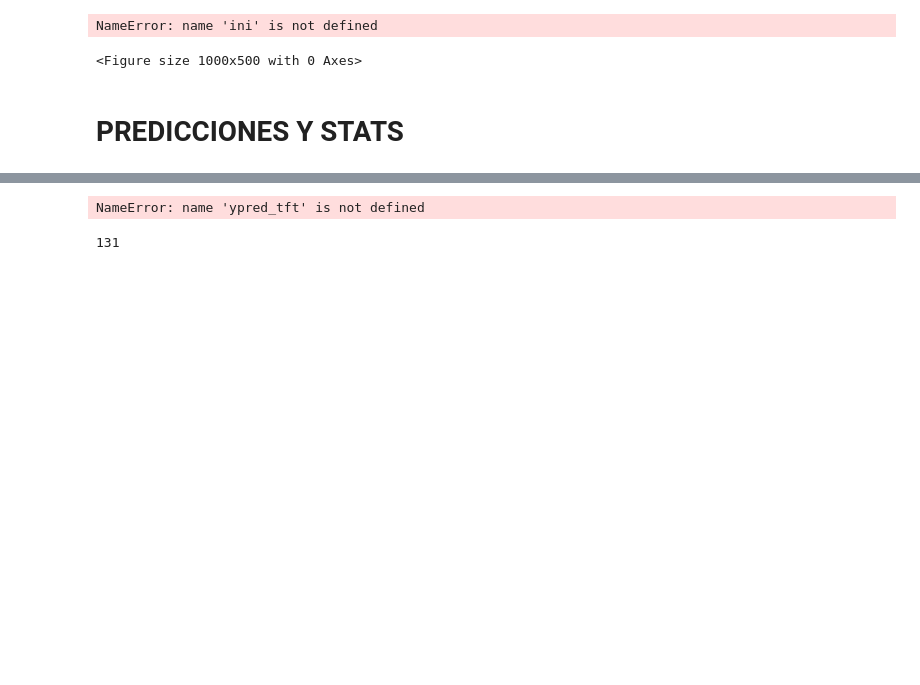
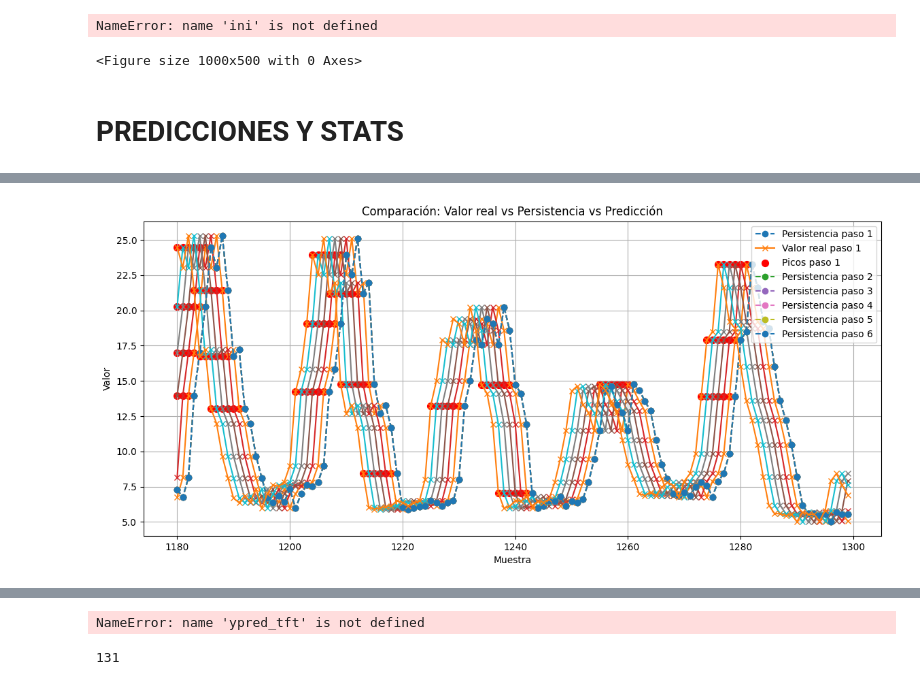
Before and after one commit to jorgeturi/pqube, a Jupyter notebook: main.ipynb, the cells around one changed output, grey strips where cells are left out. Saved outputs shown, nothing was run; the diff lists cells and outputs as text; code cells hidden in the pictures; blank space fills up the shorter version.

```diff
--- a/main.ipynb
+++ b/main.ipynb
@@ -1594,0 +1901,32 @@ plt.show()
+# %%
+import matplotlib.pyplot as plt
+import numpy as np
+
+# Rango de muestras a graficar
+start = 1180
+end = 1300  # ajustá según tus datos
+
+plt.figure(figsize=(14,6))
+
+for k in range(ventana_salida):
+    # Persistencia: último valor conocido replicado
+    plt.plot(range(start, end), persistencias[start:end, k], marker='o', linestyle='--', label=f'Persistencia paso {k+1}')
+
+    # Valor real
+    plt.plot(range(start, end), ytest[start:end, k], marker='x', linestyle='-', label=f'Valor real paso {k+1}' if k==0 else None)
+
+    # Marca picos relevantes
+    picos = np.where(mask[start:end, k])[0] + start
+    plt.scatter(picos, ytest[picos, k], color='red', s=50, label=f'Picos paso {k+1}' if k==0 else None)
+
+# Predicción del modelo (ejemplo, paso 1)
+#plt.plot(range(start, end), ypred[start:end, 0], 'r-', linewidth=2, label='Predicción modelo paso 1')
+
+plt.xlabel('Muestra')
+plt.ylabel('Valor')
+plt.title('Comparación: Valor real vs Persistencia vs Predicción')
+plt.legend()
+plt.grid(True)
+plt.show()
+# %% [output]
+[figure, added]
```
Also changed, not shown: parts of 35 cells of this notebook, 30 other files.
